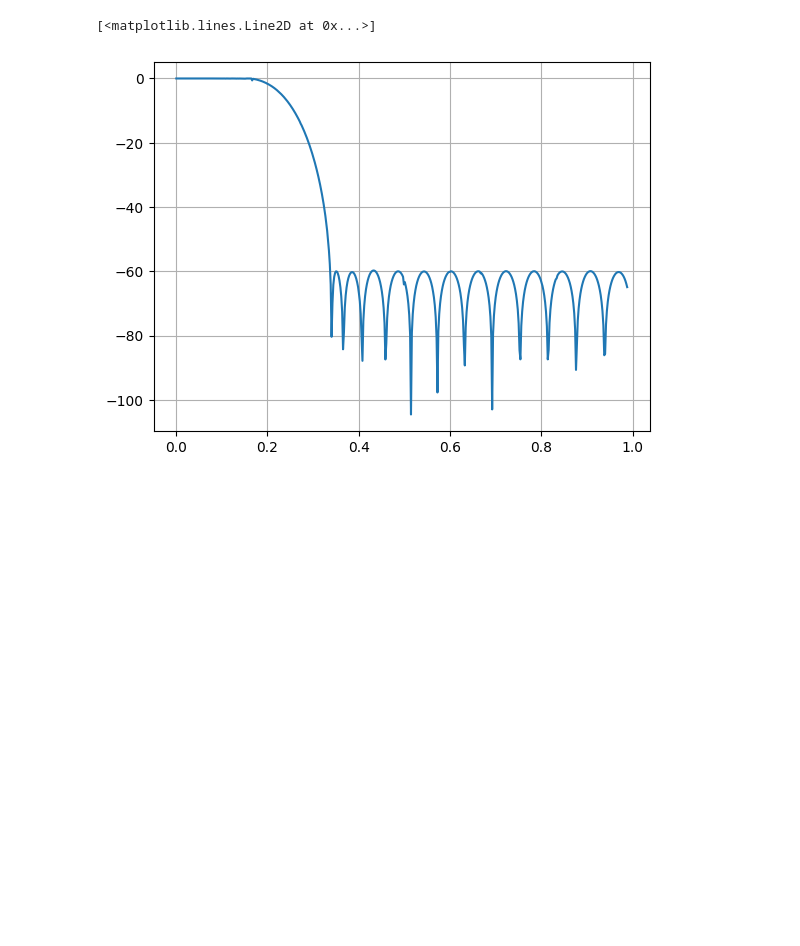
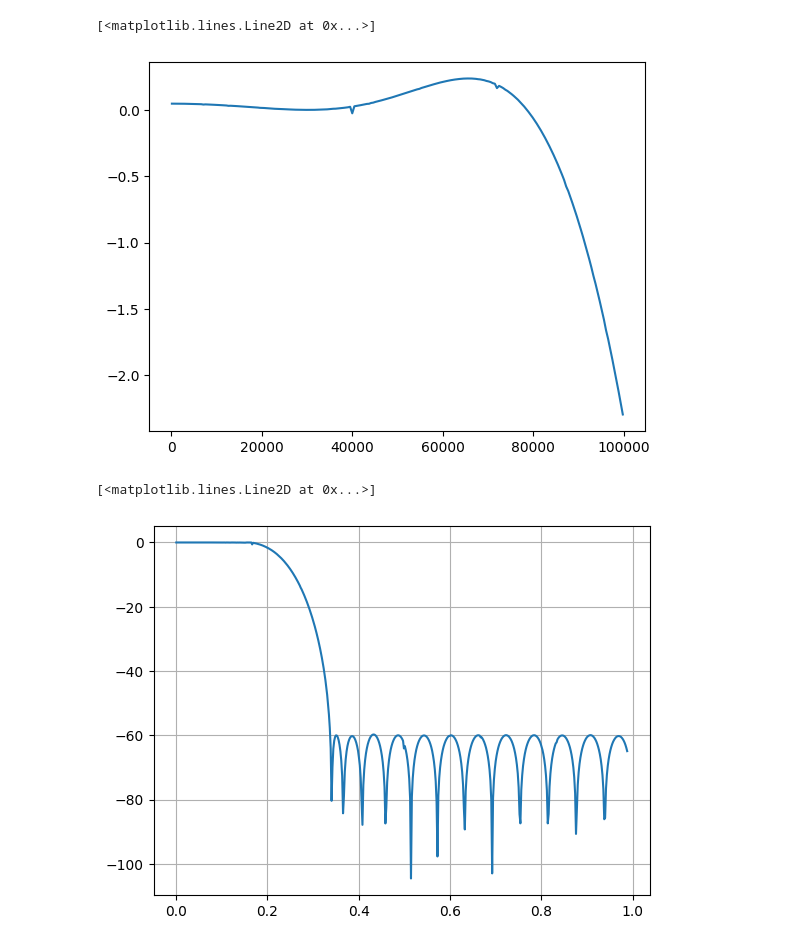
Before and after one commit to ruich95/SynQ, a Jupyter notebook: src/python/seq_fir.ipynb, the cells around one changed output. Drawn from its saved outputs; the diff is of its cells as text; code cells hidden in the pictures; blank space fills up the shorter version.

```diff
--- a/src/python/seq_fir.ipynb
+++ b/src/python/seq_fir.ipynb
@@ -10,3 +62,8 @@ from tqdm import tqdm
+# %%
+plt.plot(freqs_to_scan[:216], attenuation_dbs[:216])
+# %% [output]
+[<matplotlib.lines.Line2D at 0x...>]
+[figure, added]
 # %%
 fs = 960e3  # sampling frequency 960 kHz
 
```
Also changed, not shown: parts of 2 cells of this notebook, 16 other files.
